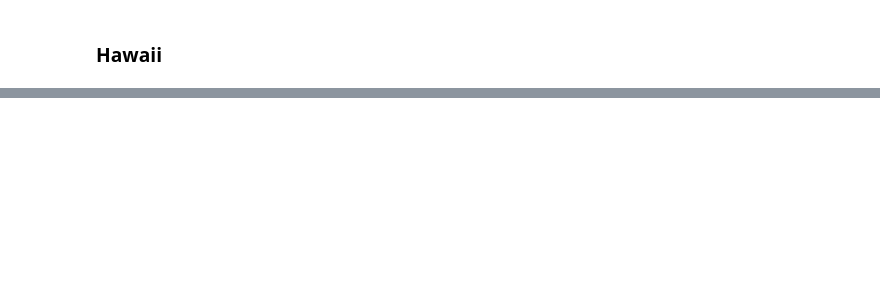
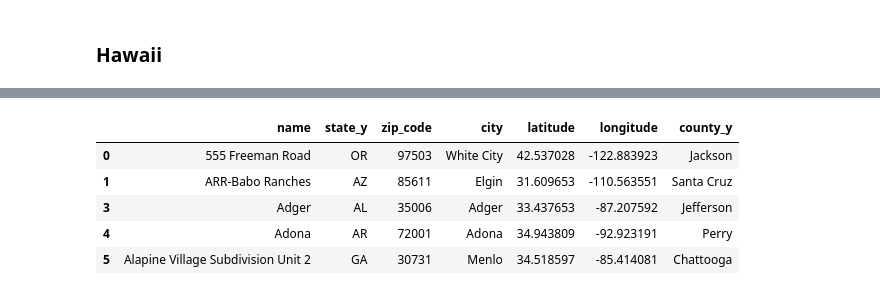
Before and after one commit to JordanHagan/FireWisdom, a Jupyter notebook: src/firewisdom_eda.ipynb, the cells around one changed output, grey strips where cells are left out. Cells and saved outputs as stored; diff of their text form; code cells hidden in the pictures; blank space fills up the shorter version.

```diff
--- a/src/firewisdom_eda.ipynb
+++ b/src/firewisdom_eda.ipynb
@@ -341,0 +361,19 @@ hawaii_map
+# %%
+#Extract Zip Codes from Address
+df_only_active = df_only_active.replace({r'\n': ' '}, regex=True)
+df_only_active['zip_code'] = df_only_active['site_mailing_address'].str[-19:-14]
+# %%
+#Create new DF with updated cities, states, and coords
+df_merged = pd.merge(df_only_active, df_zipcode, on='zip_code', how='left')
+df_corrected_active_coords = df_merged[['name','state_y','zip_code','city','latitude','longitude','county_y']]
+# %%
+df_corrected_active_coords.describe()
+df_corrected_active_coords = df_corrected_active_coords.dropna(axis=0, how='any')
+df_corrected_active_coords.head()
+# %% [output]
+|  | name | state_y | zip_code | city | latitude | longitude | county_y |
+| 0 | 555 Freeman Road | OR | 97503 | White City | 42.537028 | -122.883923 | Jackson |
+| 1 | ARR-Babo Ranches | AZ | 85611 | Elgin | 31.609653 | -110.563551 | Santa Cruz |
+| 3 | Adger | AL | 35006 | Adger | 33.437653 | -87.207592 | Jefferson |
+| 4 | Adona | AR | 72001 | Adona | 34.943809 | -92.923191 | Perry |
+| 5 | Alapine Village Subdivision Unit 2 | GA | 30731 | Menlo | 34.518597 | -85.414081 | Chattooga |
```
Also changed, not shown: parts of 14 cells of this notebook, 1 other file.
